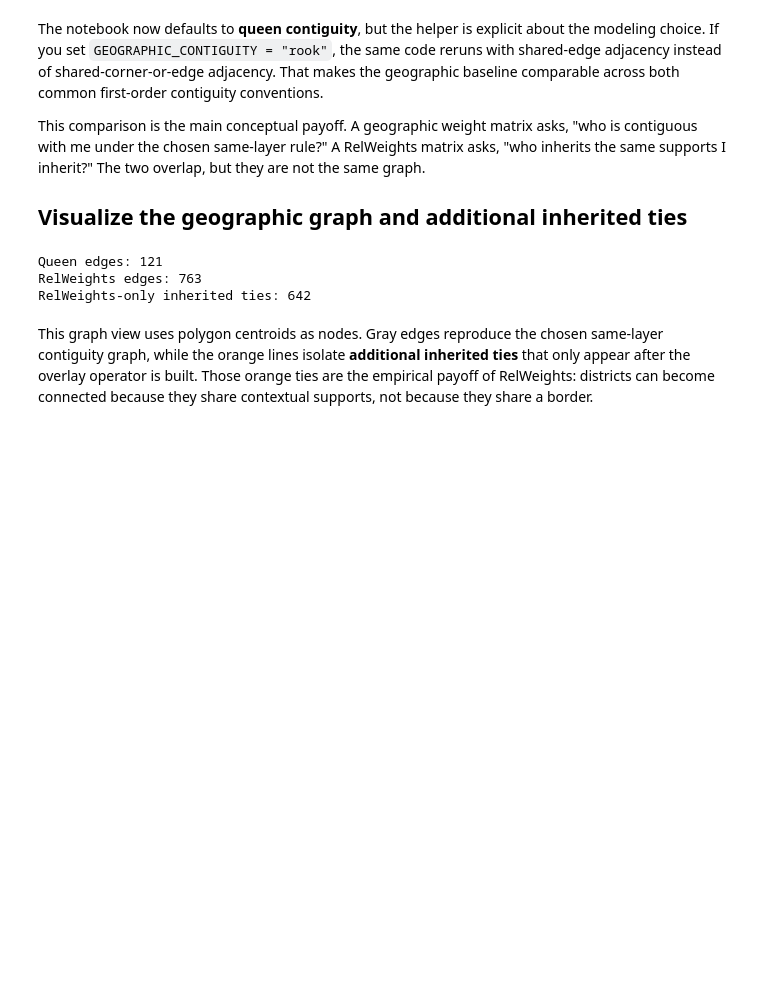
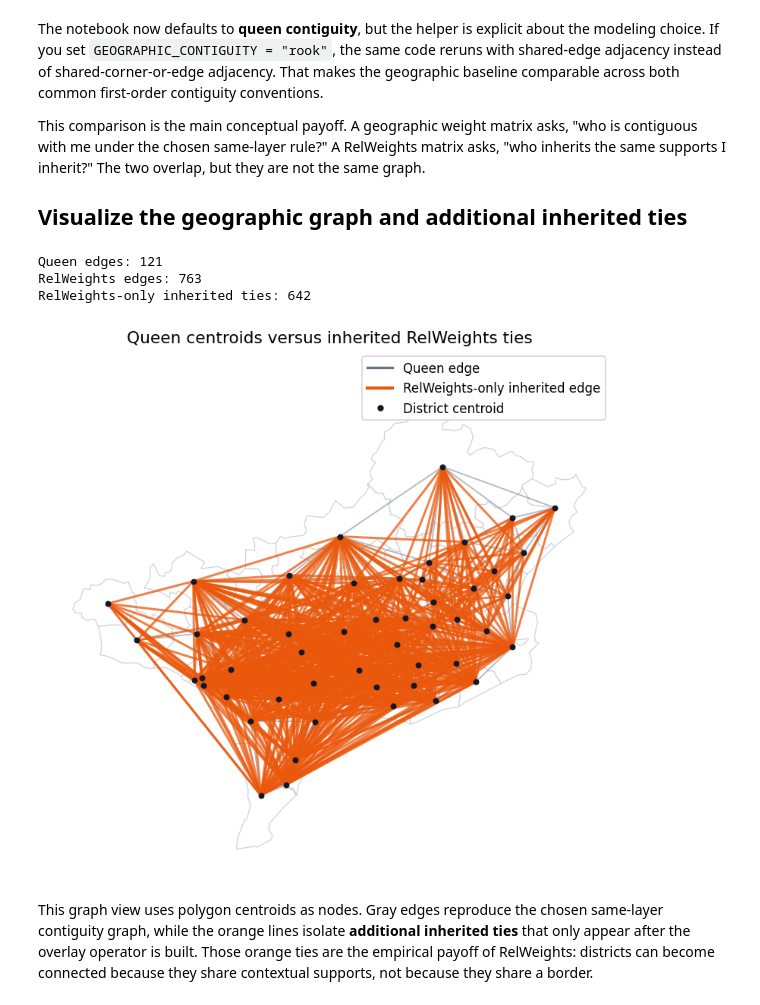
Before and after one commit to shamilkhedgikar/NYU-Talk, a Jupyter notebook: lab/book/content/02-lab-1-building-relweights/lab-roadmap-notebook.ipynb, the cells around one changed output. Drawn from its saved outputs; the diff is of its cells as text; code cells hidden in the pictures; blank space fills up the shorter version.

```diff
--- a/lab/book/content/02-lab-1-building-relweights/lab-roadmap-notebook.ipynb
+++ b/lab/book/content/02-lab-1-building-relweights/lab-roadmap-notebook.ipynb
@@ -1484,6 +1991,33 @@ print(f"RelWeights-only inherited ties: {rel_only_edge_count}")
 Queen edges: 121
 RelWeights edges: 763
 RelWeights-only inherited ties: 642
+# %%
+ax = districts.plot(facecolor="white", edgecolor="#d1d5db", linewidth=0.8)
+if not geo_edges.empty:
+    geo_edges.plot(ax=ax, color="#64748b", linewidth=1.1, alpha=0.5)
+if not rel_only_edges.empty:
+    rel_only_edges.plot(ax=ax, color="#ea580c", linewidth=1.8, alpha=0.75)
+district_nodes.plot(ax=ax, color="#111827", markersize=14, zorder=3)
+
+minx, miny, maxx, maxy = study_bounds
+padx = 0.05 * (maxx - minx)
+pady = 0.05 * (maxy - miny)
+ax.set_xlim(minx - padx, maxx + padx)
+ax.set_ylim(miny - pady, maxy + pady)
+ax.set_title(f"{GEOGRAPHIC_LABEL} centroids versus inherited RelWeights ties")
+ax.legend(
+    handles=[
+        Line2D([0], [0], color="#64748b", lw=2, label=f"{GEOGRAPHIC_LABEL} edge"),
+        Line2D([0], [0], color="#ea580c", lw=2.5, label="RelWeights-only inherited edge"),
+        Line2D([0], [0], marker="o", color="w", markerfacecolor="#111827", markersize=6, label="District centroid"),
+    ],
+    loc="upper right",
+    frameon=True,
+)
+ax.set_axis_off()
+plt.show()
+# %% [output]
+[figure, added]
 # %% [markdown]
 This graph view uses polygon centroids as nodes. Gray edges reproduce the chosen same-layer contiguity graph, while the orange lines isolate **additional inherited ties** that only appear after the overlay operator is built. Those orange ties are the empirical payoff of RelWeights: districts can become connected because they share contextual supports, not because they share a border.
 # %%
```
Also changed, not shown: parts of 6 cells of this notebook, 10 other files.
